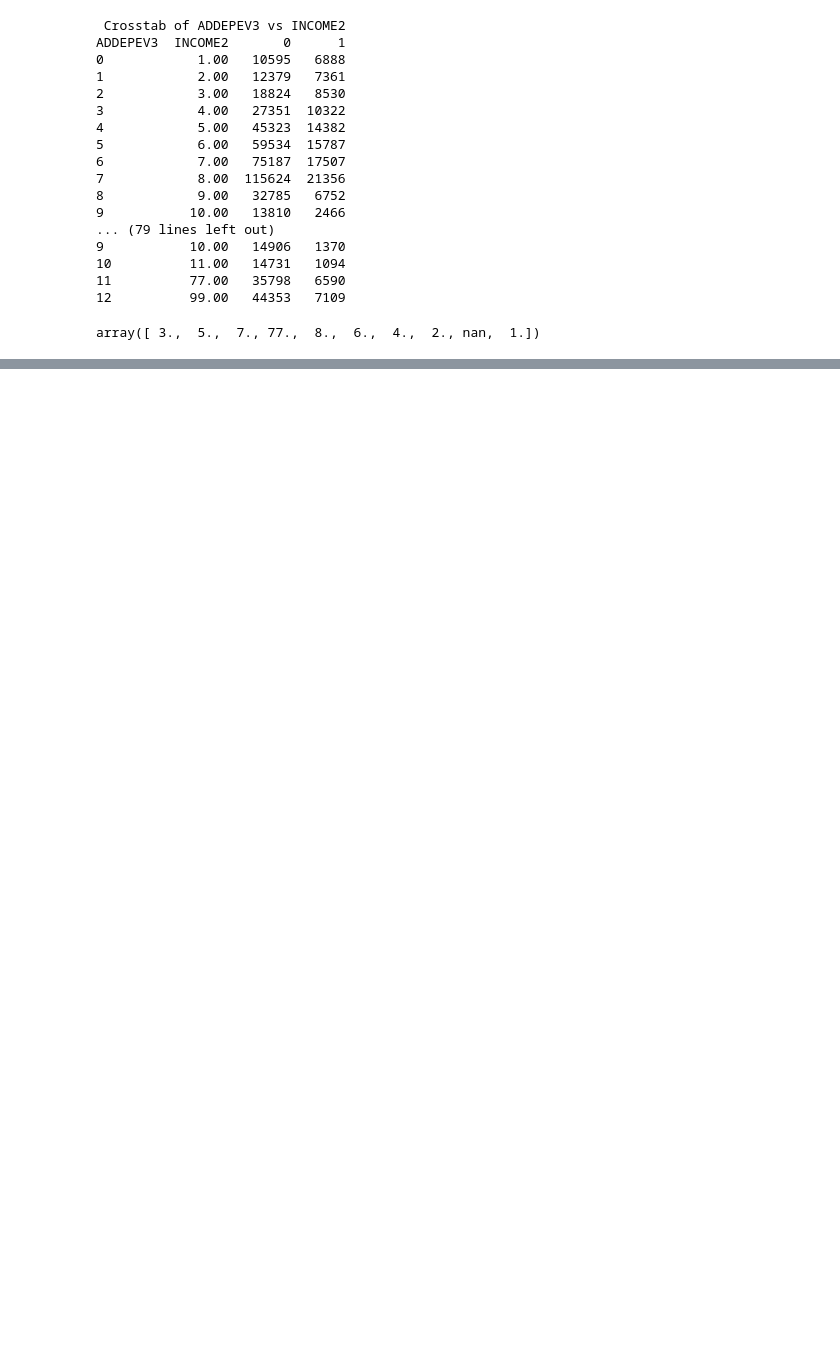
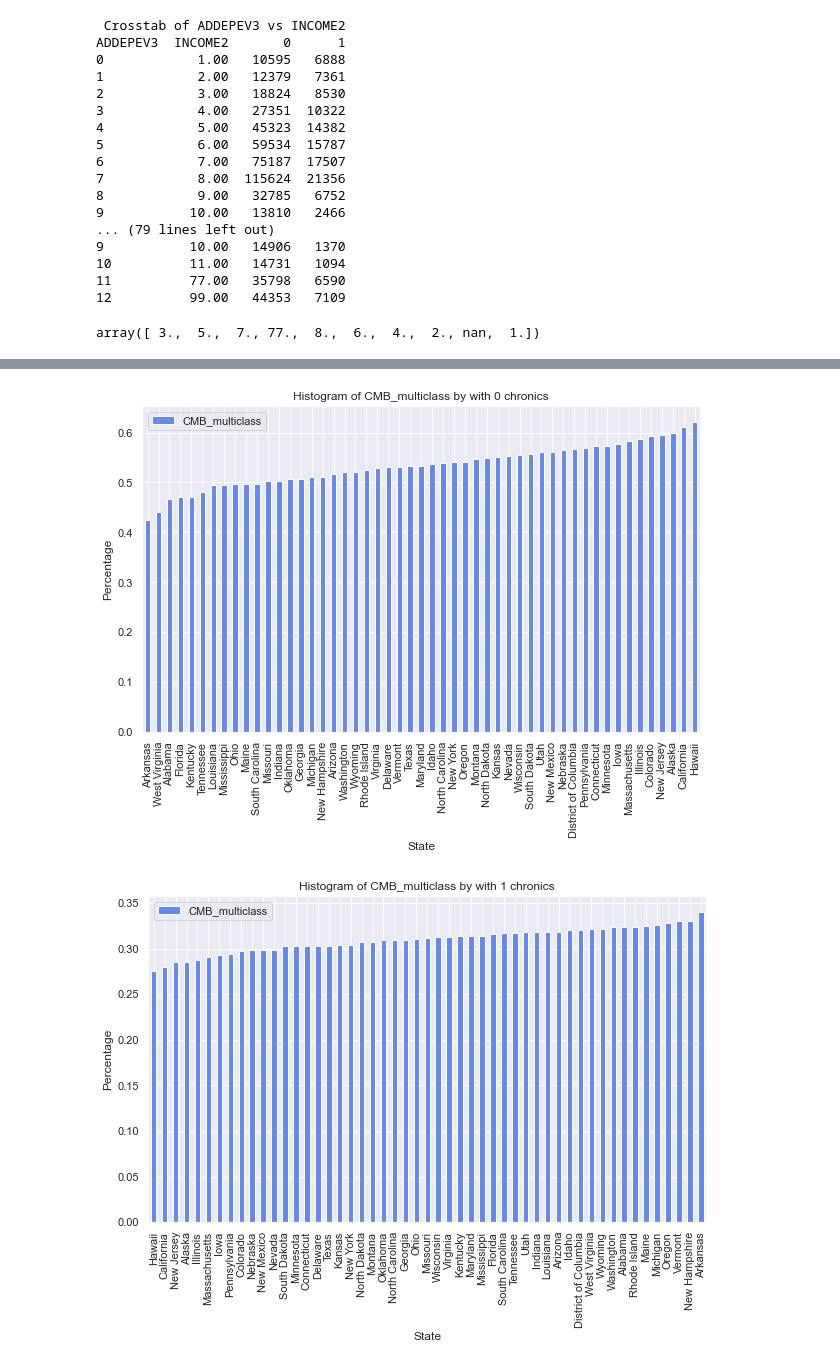
Before and after one commit to greghowa/CS6140-HW6, a Jupyter notebook: assignment6.ipynb, the cells around one changed output, grey strips where cells are left out. Cells and saved outputs as stored; diff of their text form; code cells hidden in the pictures; blank space fills up the shorter version.

```diff
--- a/assignment6.ipynb
+++ b/assignment6.ipynb
@@ -618,0 +634,4 @@ cmb_binary_freq.plot(kind='bar')
+# %%
+# cmb_multiclass_freq = df.groupby('Name')['CMB_multiclass'].value_counts(normalize=True).reset_index()
+cmb_multiclass_freq = df.groupby('Name')['CMB_multiclass'].value_counts(normalize=True).reset_index()
+cmb_multiclass_freq
@@ -618,0 +652,12 @@ cmb_binary_freq.plot(kind='bar')
+# %%
+# Group the DataFrame by the 'b' column
+groups = cmb_multiclass_freq.groupby('level_1')
+
+# Create a dictionary of DataFrames, with one DataFrame for each group
+dict_of_dfs = {group_name: group_df for group_name, group_df in groups}
+
+# Print each DataFrame in the dictionary
+for group_name, group_df in dict_of_dfs.items():
+    dict_of_dfs[group_name] = group_df.sort_values(by='CMB_multiclass')
+    print(f"Group {group_name}:")
+    print(group_df.head())
@@ -618,0 +682,20 @@ cmb_binary_freq.plot(kind='bar')
+# %%
+def plot_cmb_multi(df_name, df):
+    # Assuming your dataframe is called cmb_multiclass_freq
+    fig, ax = plt.subplots(figsize=(10, 6))
+    df.plot(kind='bar', x='Name', y='CMB_multiclass',ax=ax)
+
+    # Set the labels for x-axis and y-axis
+    ax.set_xlabel('State')
+    ax.set_ylabel('Percentage')
+
+    # Set the title for the plot
+    ax.set_title(f'Histogram of CMB_multiclass by with {df_name} chronics')
+
+    # Show the plot
+    plt.show()
+for group_name, group_df in dict_of_dfs.items():
+    plot_cmb_multi(group_name, group_df)
+# %% [output]
+[figure, added]
+[figure, added]
```
Also changed, not shown: parts of 28 cells of this notebook, 2 other files.
